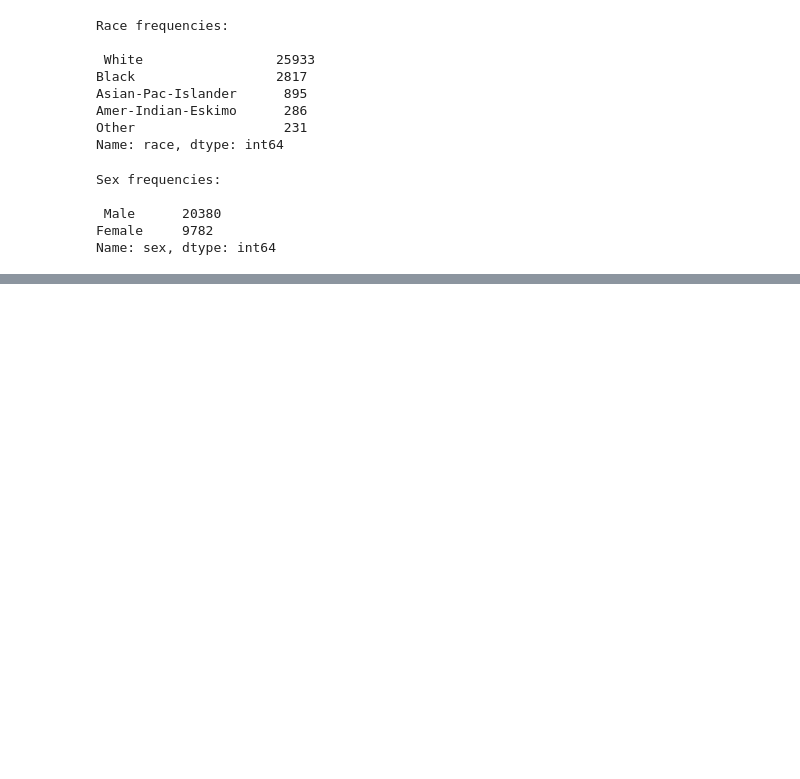
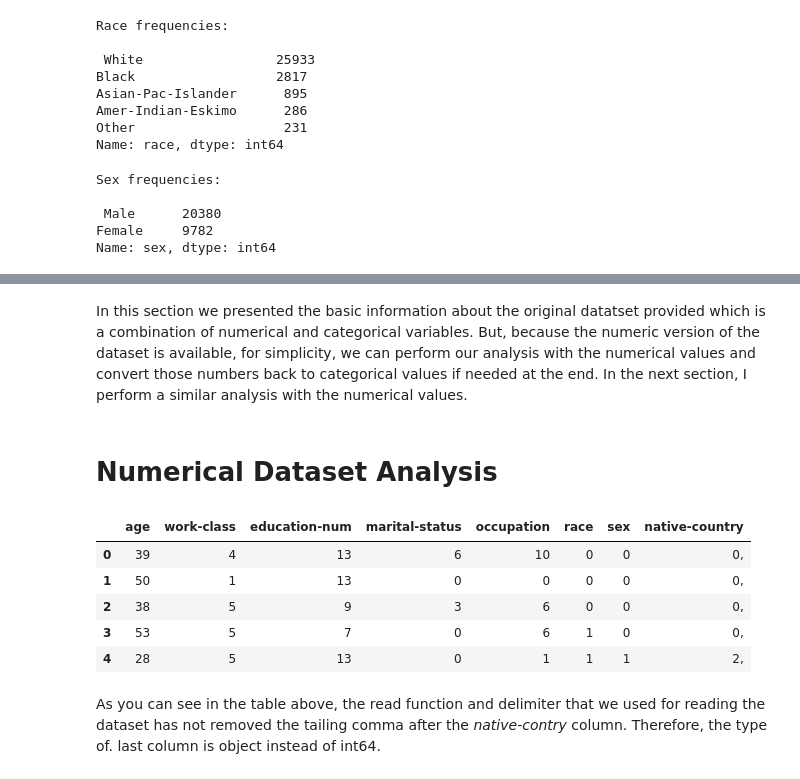
Before and after one commit to Younes-Karimi/IST597-DataPrivacy, a Jupyter notebook: DP_HW1.ipynb, the cells around one changed output, grey strips where cells are left out. Drawn from its saved outputs; the diff is of its cells as text; code cells hidden in the pictures; blank space fills up the shorter version.

```diff
--- a/DP_HW1.ipynb
+++ b/DP_HW1.ipynb
@@ -6,5 +16,10 @@ import numpy as np
 from google.colab import drive
 import matplotlib.pyplot as plt
 drive.mount('/content/drive')
-dir = '/content/drive/My Drive/data_privacy/Adult/'
+dir = '/content/drive/My Drive/data_privacy/Adult/' # The original dataset directory
+dir_numeric = '/content/drive/My Drive/data_privacy/Adult_numeric/' # The numerical version directory
 pd.options.mode.chained_assignment = None  # default='warn'
+
+# To run this code locally, you can comment out the directories above and provide absolute paths to your local directories as below:
+# dir = 'PATH TO YOUR "Adult" folder' # The original dataset directory
+# dir_numeric = 'PATH TO YOUR "Adult_numeric" folder' # The numerical version directory
@@ -294,2 +176,0 @@ def anonymize_data( df, parts, QI_columns, sensitive_attribute, max_partitions=N
-# %%
-dfn = anonymize_data(df, final_partitions, QI_columns, sensitive_attribute)
@@ -413,0 +197,15 @@ ValueError: ignored
+# %% [markdown]
+In this section we presented the basic information about the original datatset provided which is a combination of numerical and categorical variables. But, because the numeric version of the dataset is available, for simplicity, we can perform our analysis with the numerical values and convert those numbers back to categorical values if needed at the end. In the next section, I perform a similar analysis with the numerical values.
+# %% [markdown]
+# Numerical Dataset Analysis
+# %%
+dfn.head()
+# %% [output]
+|  | age | work-class | education-num | marital-status | occupation | race | sex | native-country |
+| 0 | 39 | 4 | 13 | 6 | 10 | 0 | 0 | 0, |
+| 1 | 50 | 1 | 13 | 0 | 0 | 0 | 0 | 0, |
+| 2 | 38 | 5 | 9 | 3 | 6 | 0 | 0 | 0, |
+| 3 | 53 | 5 | 7 | 0 | 6 | 1 | 0 | 0, |
+| 4 | 28 | 5 | 13 | 0 | 1 | 1 | 1 | 2, |
+# %% [markdown]
+As you can see in the table above, the read function and delimiter that we used for reading the dataset has not removed the tailing comma after the *native-contry* column. Therefore, the type of. last column is object instead of int64.
```
Also changed, not shown: parts of 80 cells of this notebook.
